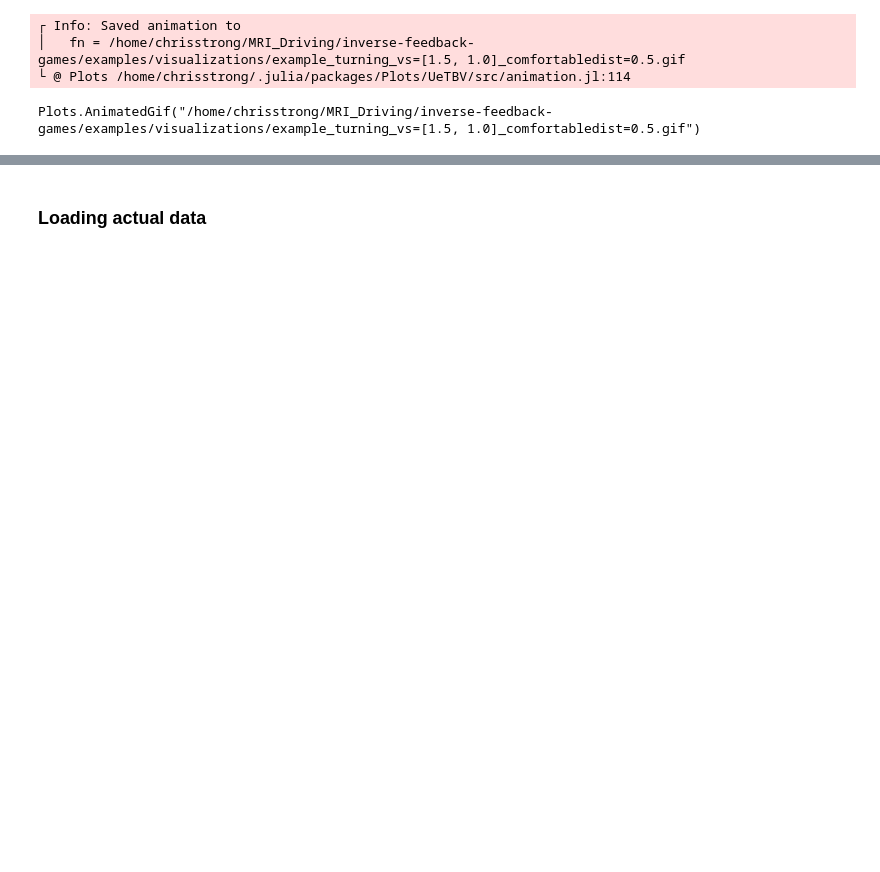
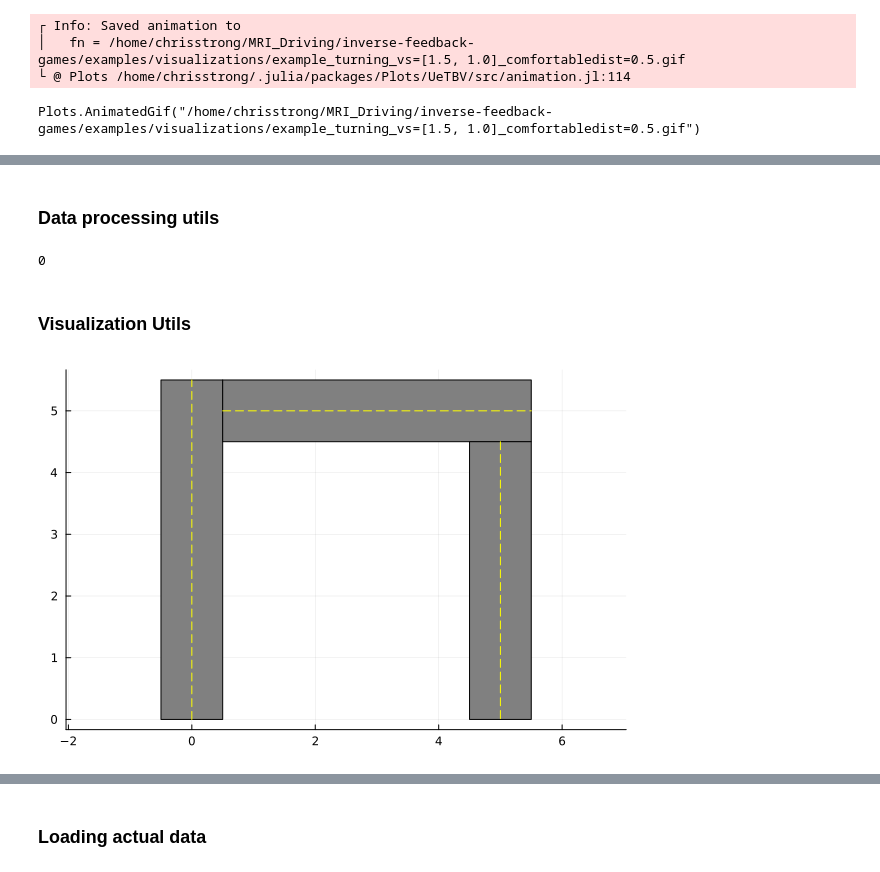
Before and after one commit to jamesjingqili/inverse-feedback-games, a Jupyter notebook: examples/turning.ipynb, the cells around one changed output, grey strips where cells are left out. Cells and saved outputs as stored; diff of their text form; code cells hidden in the pictures; blank space fills up the shorter version.

Commit message:
various incorporations of real data

```diff
--- a/examples/turning.ipynb
+++ b/examples/turning.ipynb
@@ -516,0 +585,75 @@ end
+# %% [markdown]
+### Data processing utils
+# %%
+function vehicle_index_to_col(index)
+    return 6 + 5*(index - 1)
+end
+
+function pedestrian_index_to_col(index, k_closest_vehicles)
+    return 6 + 5*k_closest_vehicles + 5*(index - 1)
+end
+
+function centerline_col(k_closest_vehicles, k_closest_pedestrians)
+    return 6 + 5*k_closest_vehicles + 5*k_closest_pedestrians
+end
+
+k_closest_vehicles = 15
+k_closest_pedestrians = 0
+# %% [output]
+0
+# %% [markdown]
+### Visualization Utils
+# %%
+function visualize_road_segment(line_segment, road_width; color="gray", kwargs...)
+    p, q = line_segment.p, line_segment.q
+    v = p - q
+    v = v / norm(v)
+
+    perp = [0 -1; 1 0] * v
+    rectangle_p1 = p + road_width / 2 * perp
+    rectangle_p2 = p - road_width / 2 * perp
+    rectangle_p3 = q - road_width / 2 * perp
+    rectangle_p4 = q + road_width / 2 * perp
+    plot!(polygon_from_points([rectangle_p1, rectangle_p2, rectangle_p3, rectangle_p4]); color=color, label="", kwargs...)
+
+    # plot a yellow dashed line along the center and white lines along the edges
+    return plot!([p[1], q[1]], [p[2], q[2]], color="yellow", linestyle=:dash, label="")
+end
+
+function visualize_map(centerlines, road_width=1200; kwargs...)
+    for centerline in centerlines
+        visualize_road_segment(centerline, road_width; kwargs...)
+    end
+    return plot!()
+end
+
+rectangle(w, h, x, y) = Shape(x + [0,w,w,0], y + [0,0,h,h])
+polygon_from_points(points) = Shape([p[1] for p in points], [p[2] for p in points])
+
+function visualize_road_from_key_points(key_points, road_width; kwargs...)
+    # between each key point draw a rectangle of width road_width
+    for i in 1:length(key_points) - 1
+        p1 = key_points[i]
+        p2 = key_points[i + 1]
+
+        v = p2 - p1
+        v = v / norm(v)
+
+        # extend line to be road_width / 2 longer
+        # except for the first and last lines
+        if i > 1
+            p1 = p1 + road_width / 2 * v
+        end
+        if i < length(key_points) - 1
+            p2 = p2 + road_width / 2 * v
+        end
+
+        visualize_road_segment(LineSegment(p1, p2), road_width; kwargs...)
+    end
+    return plot!(aspect_ratio=:equal)
+end
+
+plot()
+visualize_road_from_key_points([[0., 0], [0., 5], [5., 5], [5., 0]], 1.0, color="gray")
+# %% [output]
+[figure, added]
```
Also changed, not shown: parts of 27 cells of this notebook.
